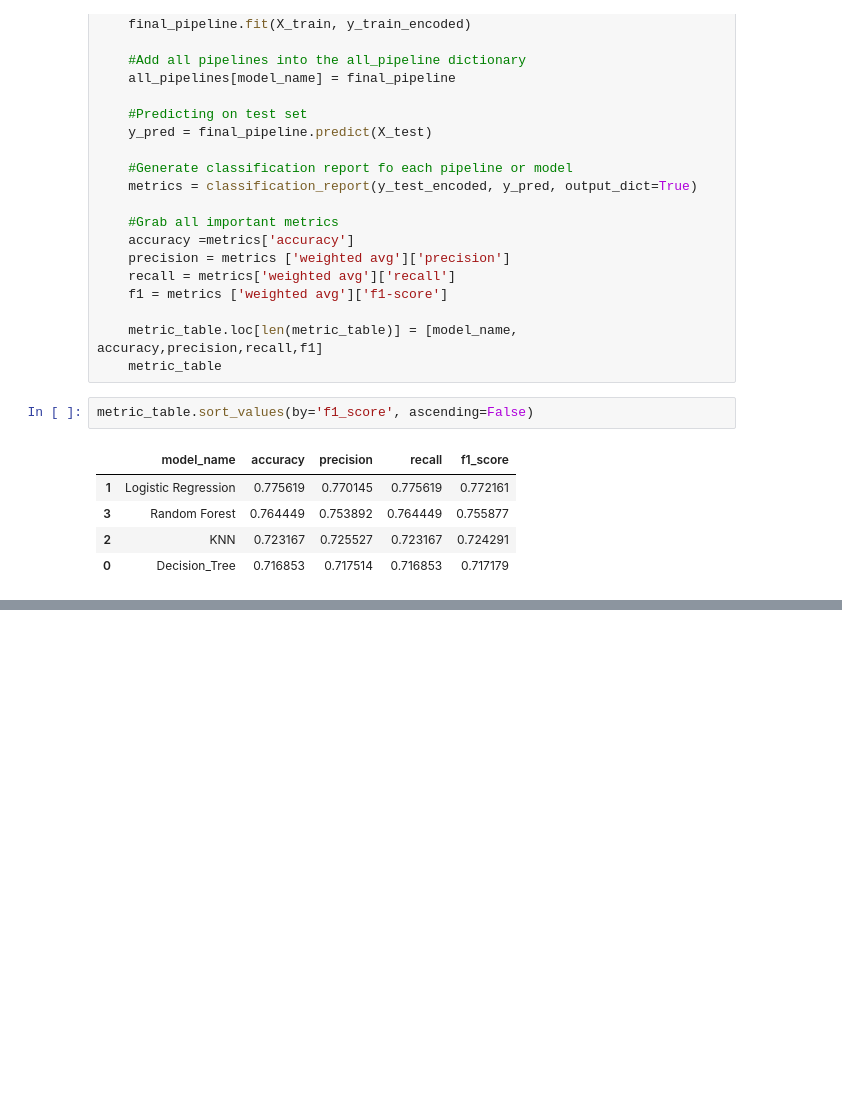
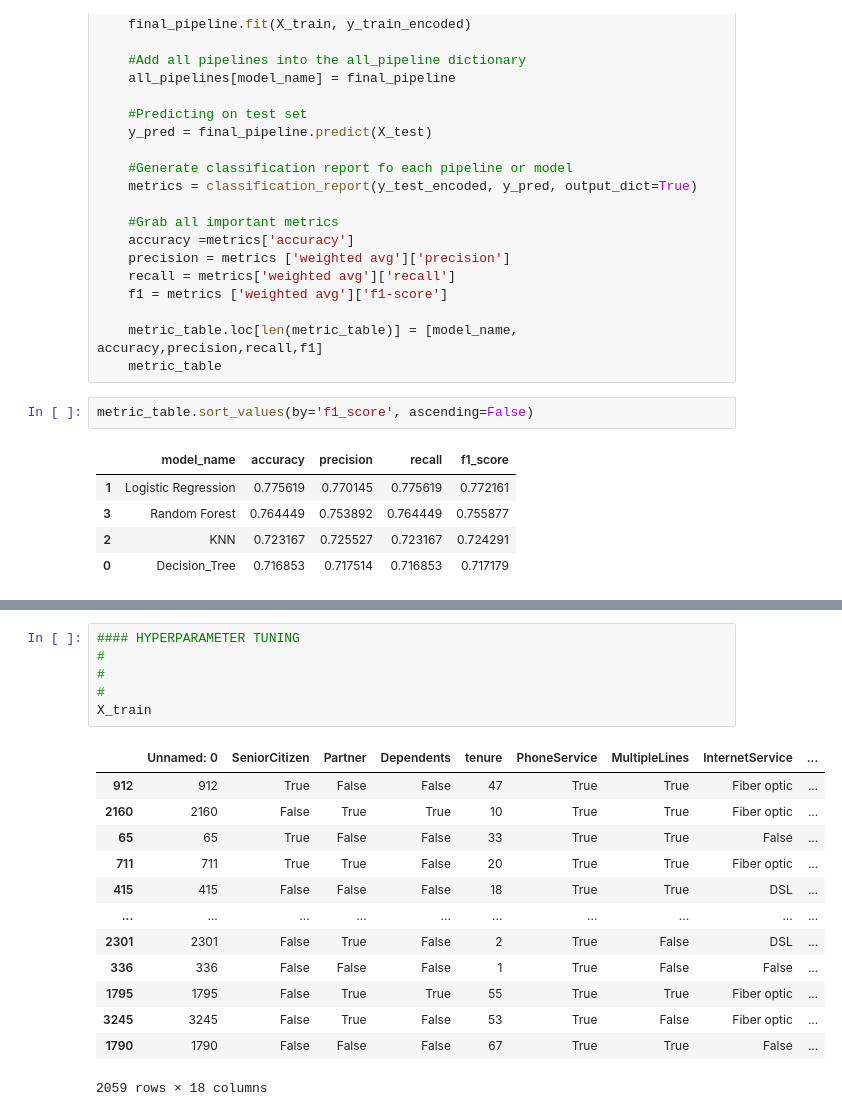
Before and after one commit to Amponsaa329/Customer-Churn, a Jupyter notebook: customerchurn.ipynb, the cells around one changed output, grey strips where cells are left out. Saved outputs shown, nothing was run; the diff lists cells and outputs as text; blank space fills up the shorter version.

```diff
--- a/customerchurn.ipynb
+++ b/customerchurn.ipynb
@@ -1011,0 +1138,20 @@ metric_table.sort_values(by='f1_score', ascending=False)
+# %%
+#### HYPERPARAMETER TUNING
+#
+#
+#
+X_train
+# %% [output]
+|  | Unnamed: 0 | SeniorCitizen | Partner | Dependents | tenure | PhoneService | MultipleLines | InternetService | ... |
+| 912 | 912 | True | False | False | 47 | True | True | Fiber optic | ... |
+| 2160 | 2160 | False | True | True | 10 | True | True | Fiber optic | ... |
+| 65 | 65 | True | False | False | 33 | True | True | False | ... |
+| 711 | 711 | True | True | False | 20 | True | True | Fiber optic | ... |
+| 415 | 415 | False | False | False | 18 | True | True | DSL | ... |
+| ... | ... | ... | ... | ... | ... | ... | ... | ... | ... |
+| 2301 | 2301 | False | True | False | 2 | True | False | DSL | ... |
+| 336 | 336 | False | False | False | 1 | True | False | False | ... |
+| 1795 | 1795 | False | True | True | 55 | True | True | Fiber optic | ... |
+| 3245 | 3245 | False | True | False | 53 | True | False | Fiber optic | ... |
+| 1790 | 1790 | False | False | False | 67 | True | True | False | ... |
+2059 rows × 18 columns
```
Also changed, not shown: parts of 11 cells of this notebook, 2 other files.
